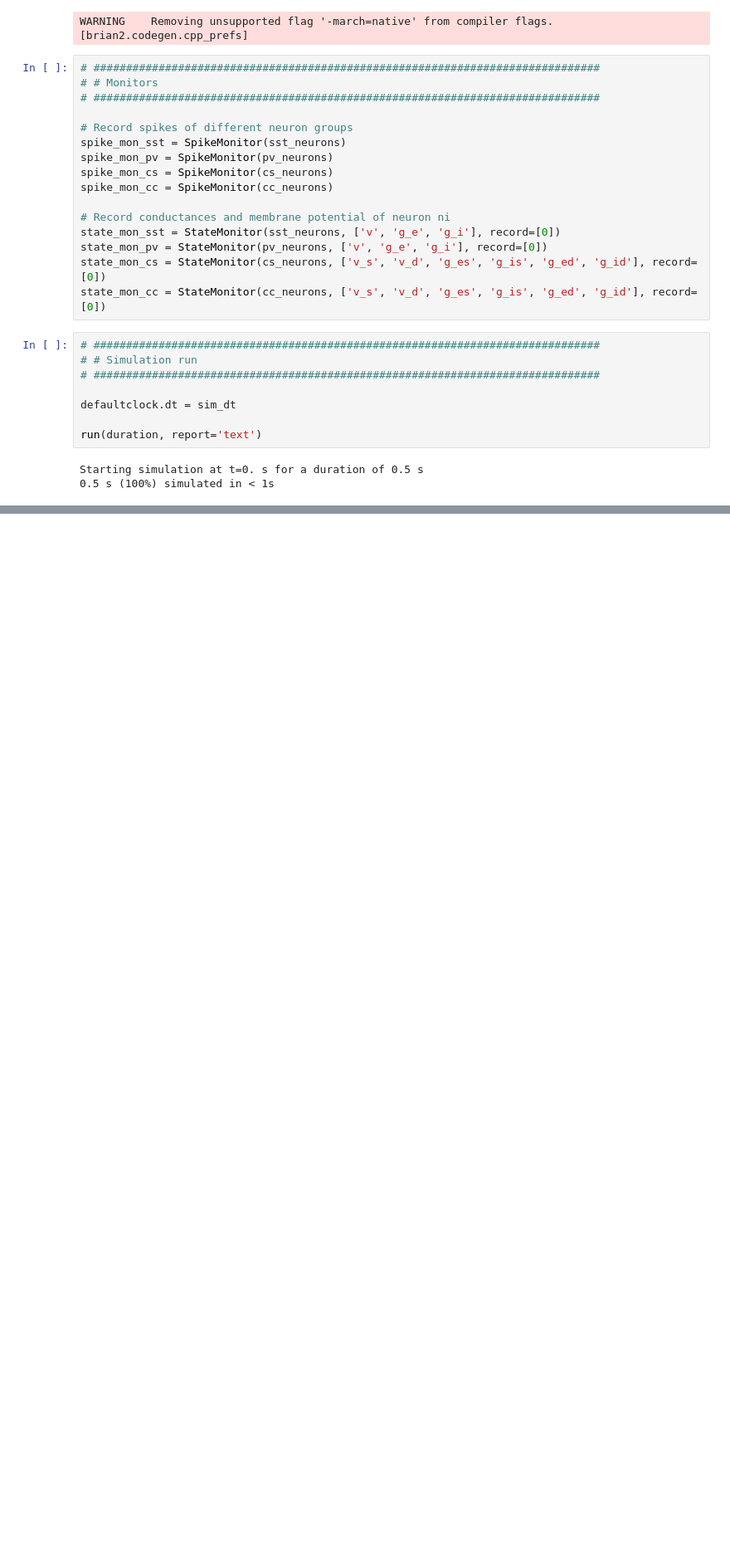
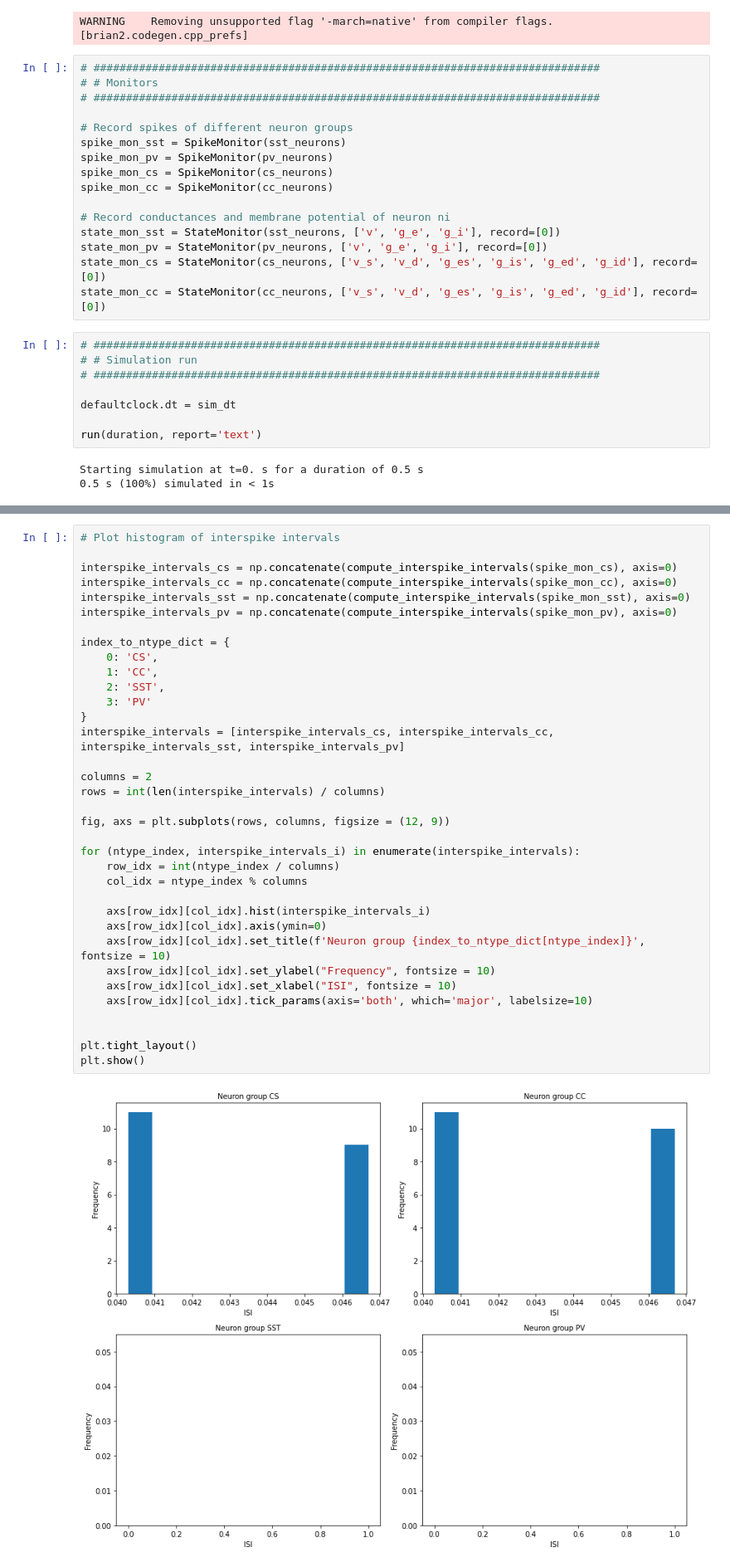
Before and after one commit to DanInci/snn_visual_cortex, a Jupyter notebook: notebooks/layer5_CC_CS_sandbox.ipynb, the cells around one changed output, grey strips where cells are left out. Shown at 83% size. Drawn from its saved outputs; the diff is of its cells as text; blank space fills up the shorter version.

```diff
--- a/notebooks/layer5_CC_CS_sandbox.ipynb
+++ b/notebooks/layer5_CC_CS_sandbox.ipynb
@@ -401,0 +434,37 @@ Spike times PV: [] s
+# %%
+# Plot histogram of interspike intervals
+
+interspike_intervals_cs = np.concatenate(compute_interspike_intervals(spike_mon_cs), axis=0)
+interspike_intervals_cc = np.concatenate(compute_interspike_intervals(spike_mon_cc), axis=0)
+interspike_intervals_sst = np.concatenate(compute_interspike_intervals(spike_mon_sst), axis=0)
+interspike_intervals_pv = np.concatenate(compute_interspike_intervals(spike_mon_pv), axis=0)
+
+index_to_ntype_dict = {
+    0: 'CS',
+    1: 'CC',
+    2: 'SST',
+    3: 'PV'
+}
+interspike_intervals = [interspike_intervals_cs, interspike_intervals_cc, interspike_intervals_sst, interspike_intervals_pv]
+
+columns = 2
+rows = int(len(interspike_intervals) / columns)
+
+fig, axs = plt.subplots(rows, columns, figsize = (12, 9))
+
+for (ntype_index, interspike_intervals_i) in enumerate(interspike_intervals):
+    row_idx = int(ntype_index / columns)
+    col_idx = ntype_index % columns
+
+    axs[row_idx][col_idx].hist(interspike_intervals_i)
+    axs[row_idx][col_idx].axis(ymin=0)
+    axs[row_idx][col_idx].set_title(f'Neuron group {index_to_ntype_dict[ntype_index]}', fontsize = 10)
+    axs[row_idx][col_idx].set_ylabel("Frequency", fontsize = 10)
+    axs[row_idx][col_idx].set_xlabel("ISI", fontsize = 10)
+    axs[row_idx][col_idx].tick_params(axis='both', which='major', labelsize=10)
+
+
+plt.tight_layout()
+plt.show()
+# %% [output]
+[figure, added]
```
Also changed, not shown: parts of 12 cells of this notebook, 4 other files.
